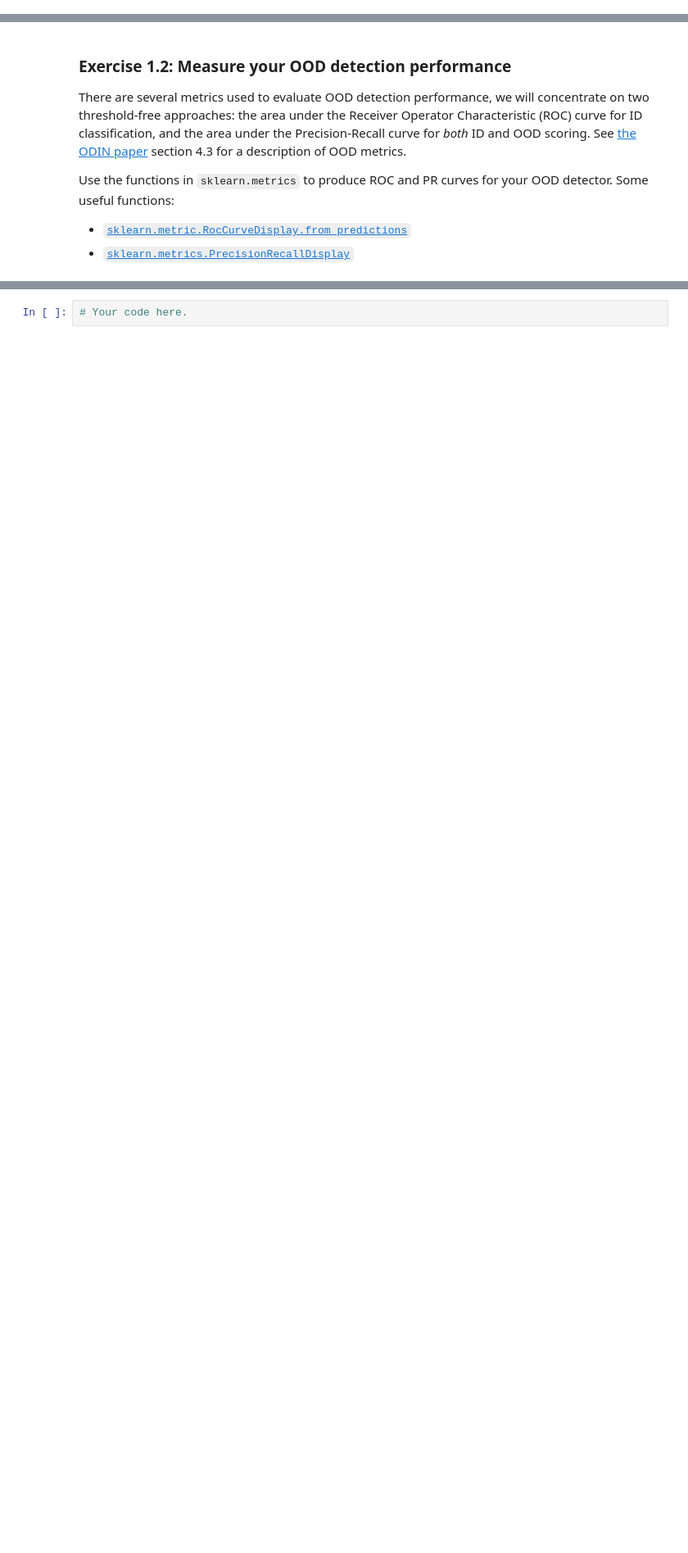
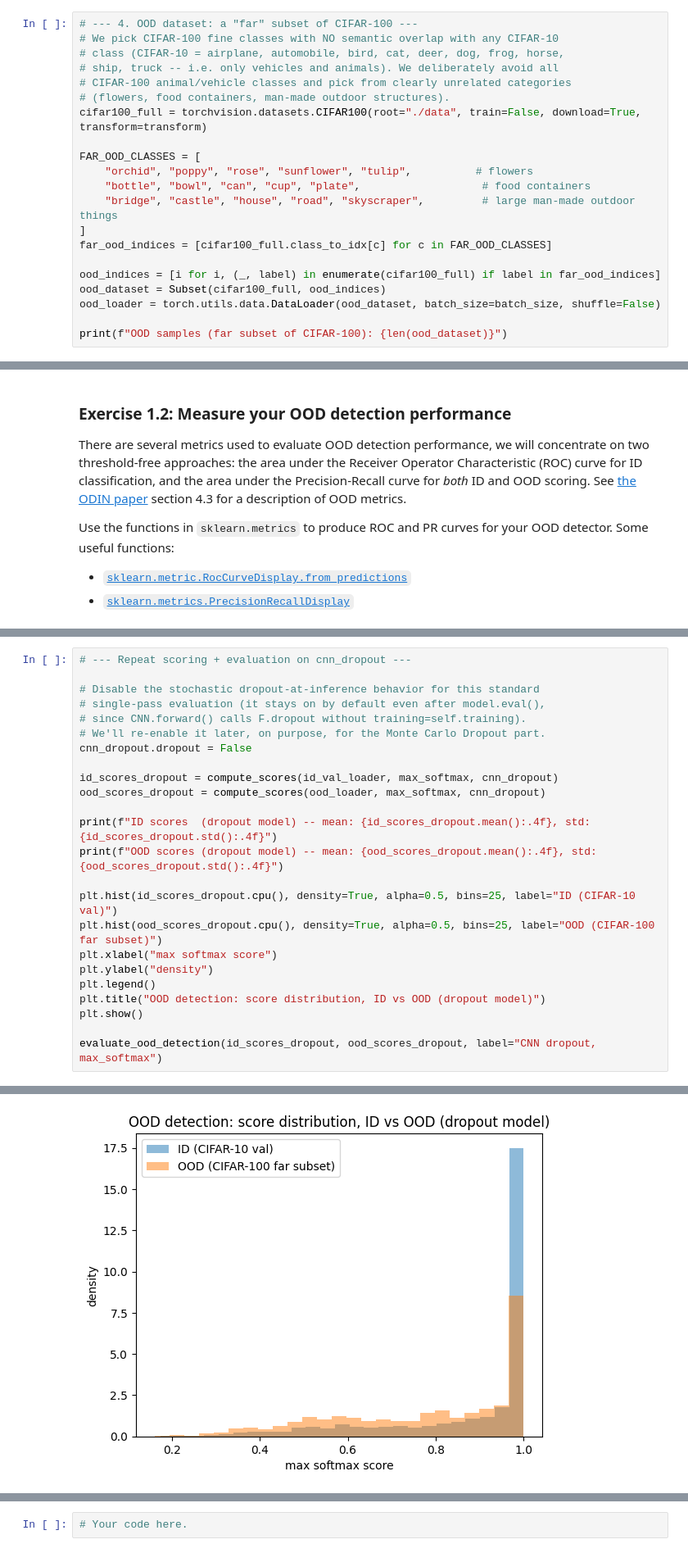
Before and after one commit to Eros-Pinzani/DLA_Projects, a Jupyter notebook: Lab04_DLA/DLA-Lab4.ipynb, the cells around one changed output, grey strips where cells are left out. Shown at 82% size. Drawn from its saved outputs; the diff is of its cells as text; blank space fills up the shorter version.

```diff
--- a/Lab04_DLA/DLA-Lab4.ipynb
+++ b/Lab04_DLA/DLA-Lab4.ipynb
@@ -22,0 +102,21 @@ In this exercise your *OOD Detector* should produce a score representing how "ou
+# %%
+# --- 4. OOD dataset: a "far" subset of CIFAR-100 ---
+# We pick CIFAR-100 fine classes with NO semantic overlap with any CIFAR-10
+# class (CIFAR-10 = airplane, automobile, bird, cat, deer, dog, frog, horse,
+# ship, truck -- i.e. only vehicles and animals). We deliberately avoid all
+# CIFAR-100 animal/vehicle classes and pick from clearly unrelated categories
+# (flowers, food containers, man-made outdoor structures).
+cifar100_full = torchvision.datasets.CIFAR100(root="./data", train=False, download=True, transform=transform)
+
+FAR_OOD_CLASSES = [
+    "orchid", "poppy", "rose", "sunflower", "tulip",          # flowers
+    "bottle", "bowl", "can", "cup", "plate",                   # food containers
+    "bridge", "castle", "house", "road", "skyscraper",         # large man-made outdoor things
+]
+far_ood_indices = [cifar100_full.class_to_idx[c] for c in FAR_OOD_CLASSES]
+
+ood_indices = [i for i, (_, label) in enumerate(cifar100_full) if label in far_ood_indices]
+ood_dataset = Subset(cifar100_full, ood_indices)
+ood_loader = torch.utils.data.DataLoader(ood_dataset, batch_size=batch_size, shuffle=False)
+
+print(f"OOD samples (far subset of CIFAR-100): {len(ood_dataset)}")
@@ -33,0 +309,25 @@ Use the functions in `sklearn.metrics` to produce ROC and PR curves for your OOD
+# %%
+# --- Repeat scoring + evaluation on cnn_dropout ---
+
+# Disable the stochastic dropout-at-inference behavior for this standard
+# single-pass evaluation (it stays on by default even after model.eval(),
+# since CNN.forward() calls F.dropout without training=self.training).
+# We'll re-enable it later, on purpose, for the Monte Carlo Dropout part.
+cnn_dropout.dropout = False
+
+id_scores_dropout = compute_scores(id_val_loader, max_softmax, cnn_dropout)
+ood_scores_dropout = compute_scores(ood_loader, max_softmax, cnn_dropout)
+
+print(f"ID scores  (dropout model) -- mean: {id_scores_dropout.mean():.4f}, std: {id_scores_dropout.std():.4f}")
+print(f"OOD scores (dropout model) -- mean: {ood_scores_dropout.mean():.4f}, std: {ood_scores_dropout.std():.4f}")
+
+plt.hist(id_scores_dropout.cpu(), density=True, alpha=0.5, bins=25, label="ID (CIFAR-10 val)")
+plt.hist(ood_scores_dropout.cpu(), density=True, alpha=0.5, bins=25, label="OOD (CIFAR-100 far subset)")
+plt.xlabel("max softmax score")
+plt.ylabel("density")
+plt.legend()
+plt.title("OOD detection: score distribution, ID vs OOD (dropout model)")
+plt.show()
+
+evaluate_ood_detection(id_scores_dropout, ood_scores_dropout, label="CNN dropout, max_softmax")
+# %% [output]
@@ -33,0 +336 @@ Use the functions in `sklearn.metrics` to produce ROC and PR curves for your OOD
+[figure, added]
```
Also changed, not shown: parts of 10 cells of this notebook, 5 other files.
